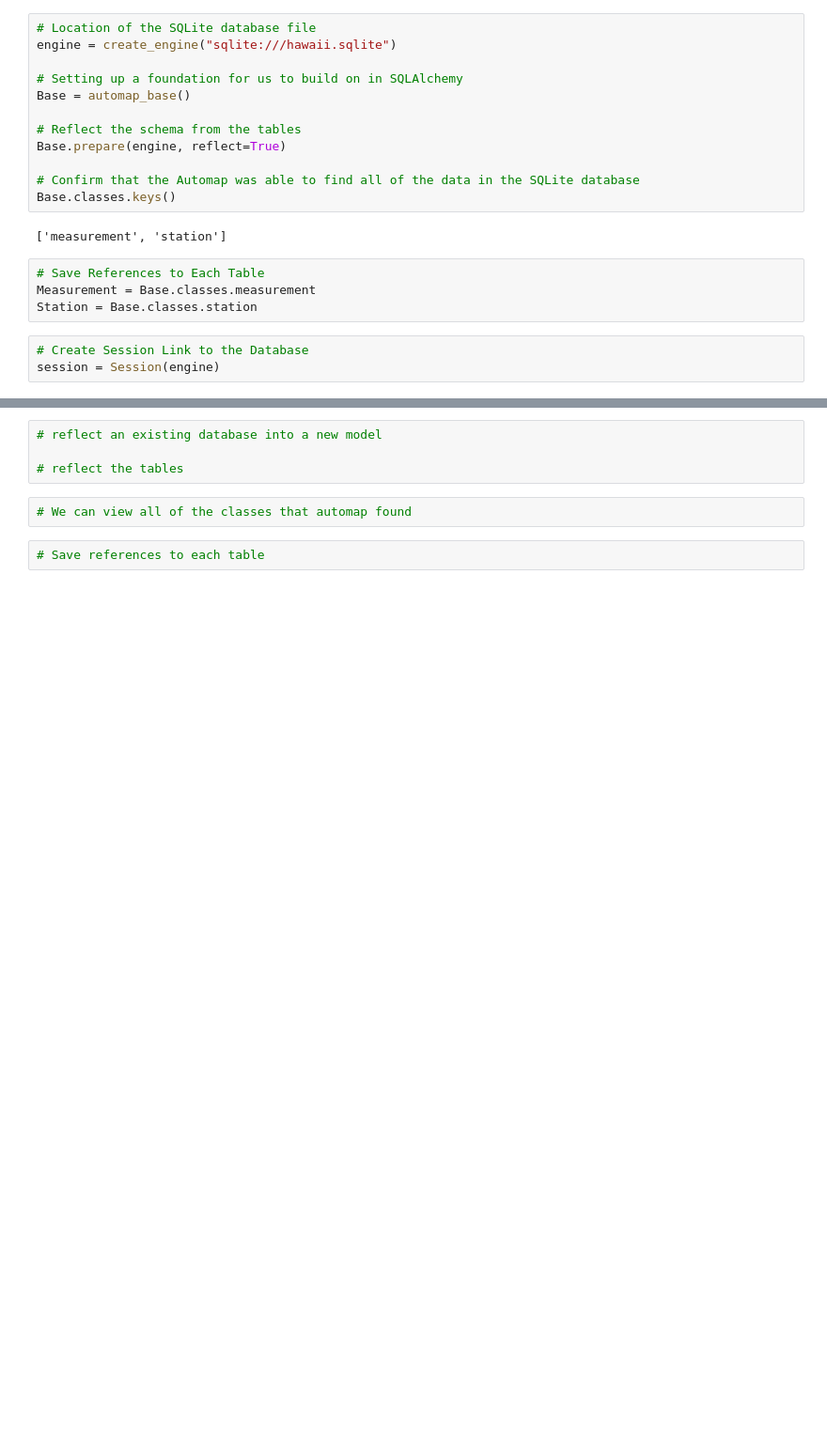
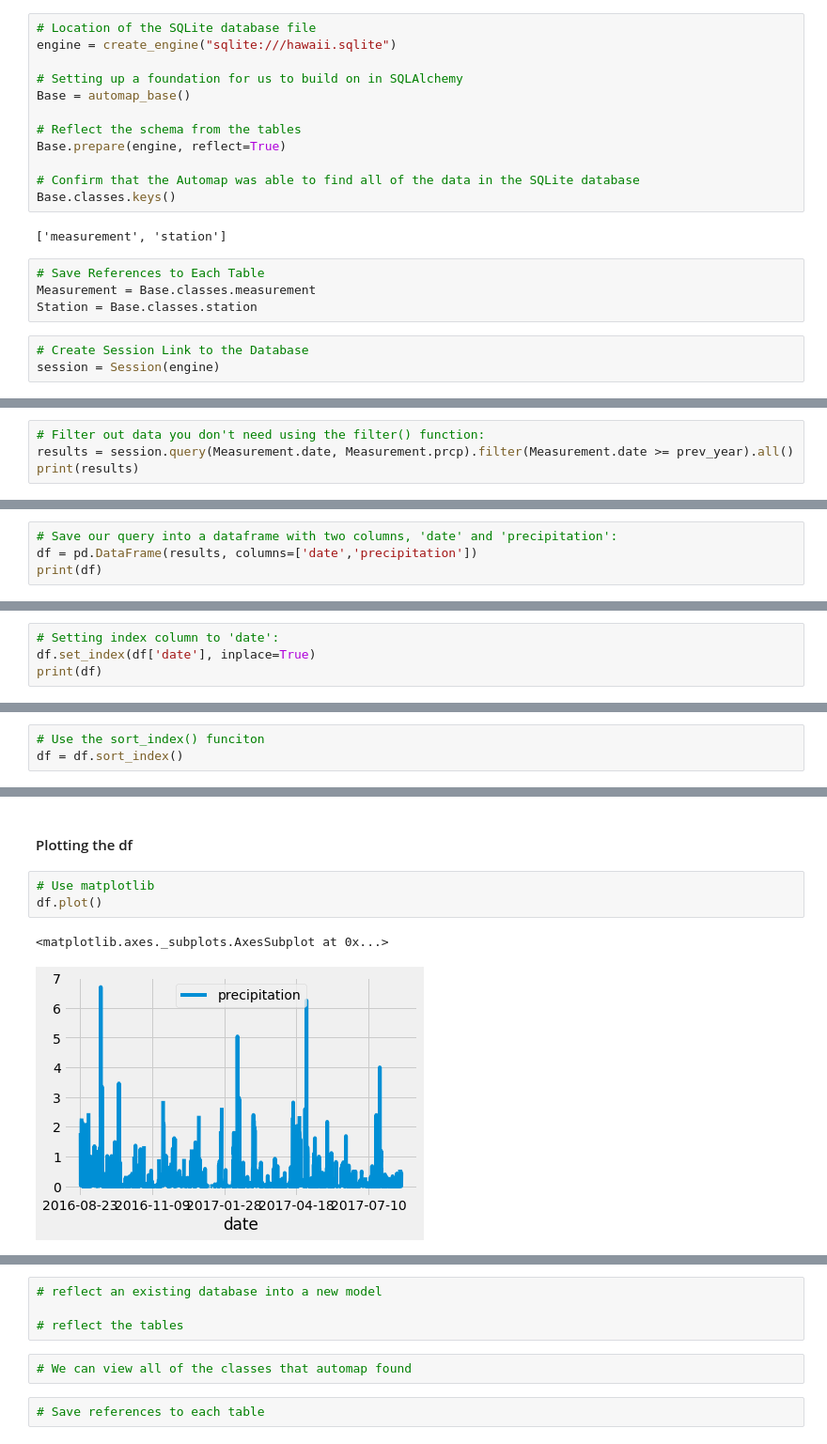
Before and after one commit to natrockwood/Surfs_Up, a Jupyter notebook: climate_analysis.ipynb, the cells around one changed output, grey strips where cells are left out. Shown at 94% size. Saved outputs shown, nothing was run; the diff lists cells and outputs as text; blank space fills up the shorter version.

```diff
--- a/climate_analysis.ipynb
+++ b/climate_analysis.ipynb
@@ -39,0 +57,4 @@ session = Session(engine)
+# %%
+# Filter out data you don't need using the filter() function:
+results = session.query(Measurement.date, Measurement.prcp).filter(Measurement.date >= prev_year).all()
+print(results)
@@ -39,0 +65,4 @@ session = Session(engine)
+# %%
+# Save our query into a dataframe with two columns, 'date' and 'precipitation':
+df = pd.DataFrame(results, columns=['date','precipitation'])
+print(df)
@@ -39,0 +84,4 @@ session = Session(engine)
+# %%
+# Setting index column to 'date':
+df.set_index(df['date'], inplace=True)
+print(df)
@@ -39,0 +127,3 @@ session = Session(engine)
+# %%
+# Use the sort_index() funciton
+df = df.sort_index()
@@ -39,0 +151,8 @@ session = Session(engine)
+# %% [markdown]
+#### Plotting the df
+# %%
+# Use matplotlib
+df.plot()
+# %% [output]
+<matplotlib.axes._subplots.AxesSubplot at 0x...>
+[figure, added]
```
Also changed, not shown: parts of 12 cells of this notebook.
